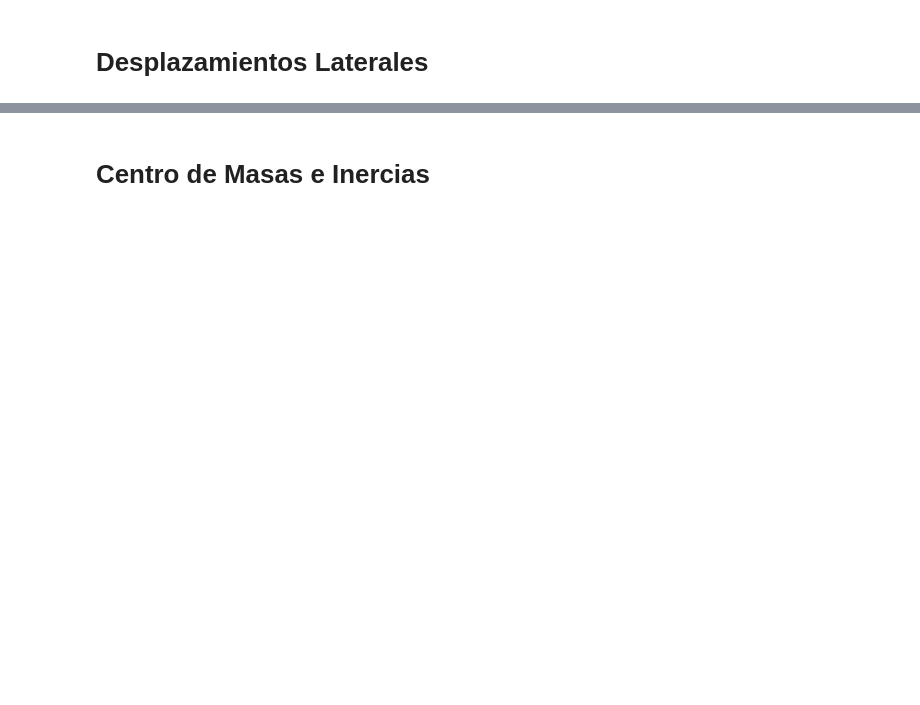
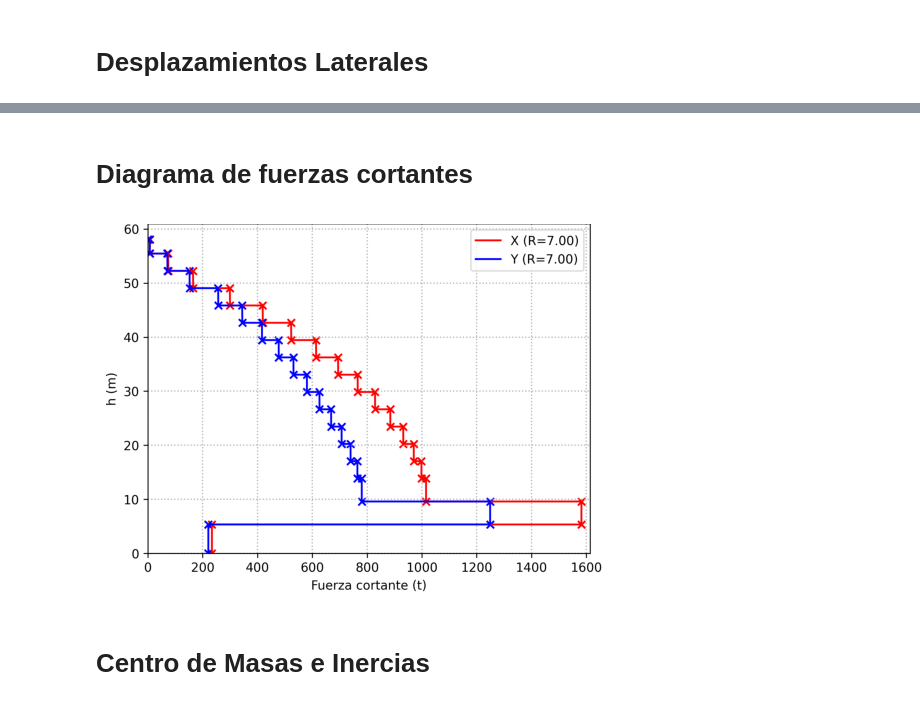
Before and after one commit to skyzizars/automatizacion_estructural, a Jupyter notebook: sismo_etabs.ipynb, the cells around one changed output, grey strips where cells are left out. Cells and saved outputs as stored; diff of their text form; code cells hidden in the pictures; blank space fills up the shorter version.

```diff
--- a/sismo_etabs.ipynb
+++ b/sismo_etabs.ipynb
@@ -238,3 +296,9 @@ Dropdown(description='Filtro', options=('SX ', 'SY ', 'SDY Max', 'SDX Max', 'sin
+# %% [markdown]
+# Diagrama de fuerzas cortantes
+# %%
+sismo.graph_shear(SapModel,report=True)
+# %% [output]
+[figure, added]
 # %% [markdown]
 # Centro de Masas e Inercias
 # %%
```
Also changed, not shown: parts of 16 cells of this notebook, 11 other files.
